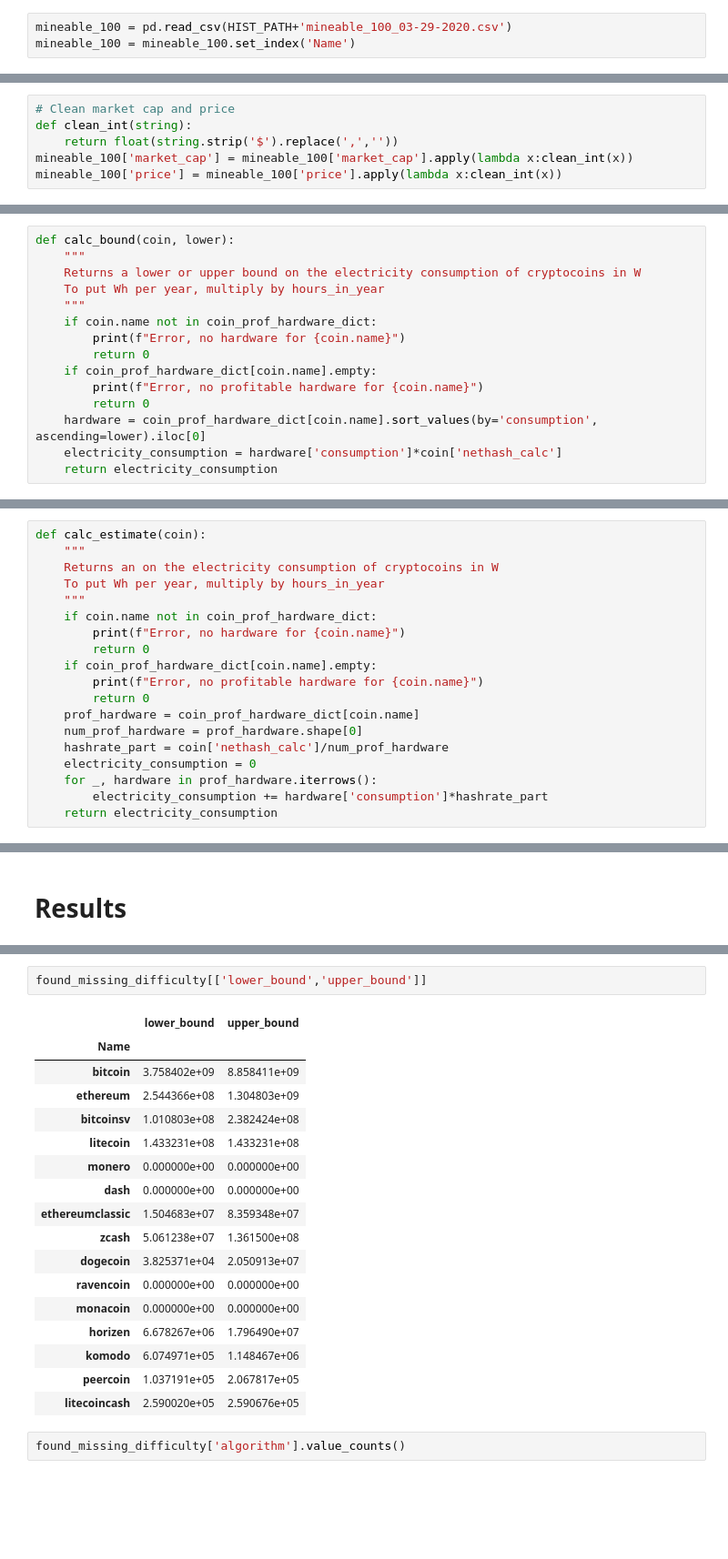
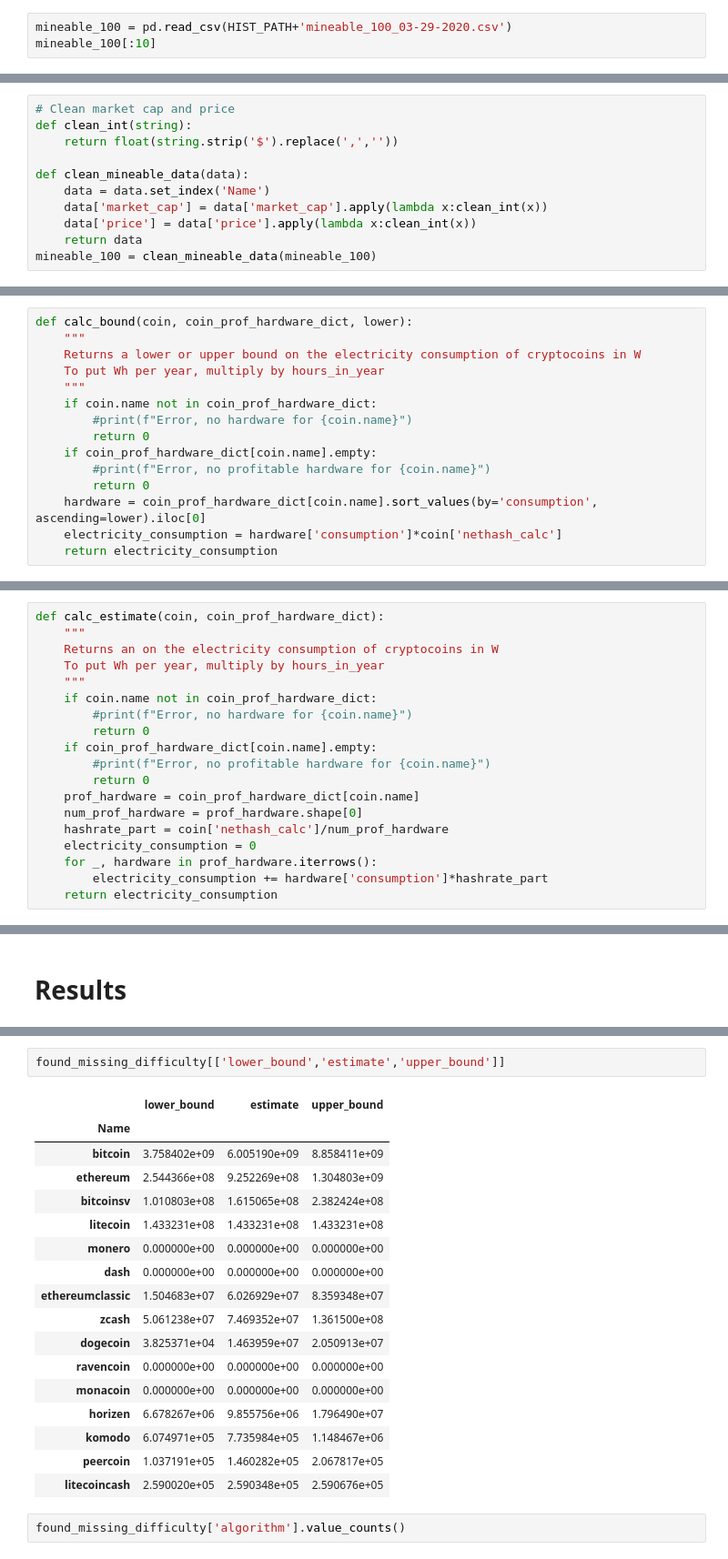
Before and after one commit to Lukasdeloose/sustainable_blockchain, a Jupyter notebook: data_analysis/energy_consumption.ipynb, the cells around one changed output, grey strips where cells are left out. Shown: that part at 91% size. Cells and saved outputs as stored; diff of their text form; blank space fills up the shorter version.

Commit message:
added historical data

```diff
--- a/data_analysis/energy_consumption.ipynb
+++ b/data_analysis/energy_consumption.ipynb
@@ -17,3 +20,3 @@ hours_in_year = 8760
 # %%
 mineable_100 = pd.read_csv(HIST_PATH+'mineable_100_03-29-2020.csv')
-mineable_100 = mineable_100.set_index('Name')
+mineable_100[:10]
@@ -36,8 +36,13 @@ mineable_100[:10]
 # Clean market cap and price
 def clean_int(string):
     return float(string.strip('$').replace(',',''))
-mineable_100['market_cap'] = mineable_100['market_cap'].apply(lambda x:clean_int(x))
-mineable_100['price'] = mineable_100['price'].apply(lambda x:clean_int(x))
+
+def clean_mineable_data(data):
+    data = data.set_index('Name')
+    data['market_cap'] = data['market_cap'].apply(lambda x:clean_int(x))
+    data['price'] = data['price'].apply(lambda x:clean_int(x))
+    return data
+mineable_100 = clean_mineable_data(mineable_100)
 # %% [markdown]
 # Hardware based estimation
 # %% [markdown]
@@ -297,16 +263,16 @@ coin_prof_hardware_dict['monero']
 # %% [markdown]
 ### lower bound
 # %%
-def calc_bound(coin, lower):
+def calc_bound(coin, coin_prof_hardware_dict, lower):
     """
     Returns a lower or upper bound on the electricity consumption of cryptocoins in W
     To put Wh per year, multiply by hours_in_year
     """
     if coin.name not in coin_prof_hardware_dict:
-        print(f"Error, no hardware for {coin.name}")
+        #print(f"Error, no hardware for {coin.name}")
         return 0
     if coin_prof_hardware_dict[coin.name].empty:
-        print(f"Error, no profitable hardware for {coin.name}")
+        #print(f"Error, no profitable hardware for {coin.name}")
         return 0
     hardware = coin_prof_hardware_dict[coin.name].sort_values(by='consumption', ascending=lower).iloc[0]
     electricity_consumption = hardware['consumption']*coin['nethash_calc']
@@ -330,16 +296,16 @@ Error, no profitable hardware for monacoin
 # %% [markdown]
 ### Estimate
 # %%
-def calc_estimate(coin):
+def calc_estimate(coin, coin_prof_hardware_dict):
     """
     Returns an on the electricity consumption of cryptocoins in W
     To put Wh per year, multiply by hours_in_year
     """
     if coin.name not in coin_prof_hardware_dict:
-        print(f"Error, no hardware for {coin.name}")
+        #print(f"Error, no hardware for {coin.name}")
         return 0
     if coin_prof_hardware_dict[coin.name].empty:
-        print(f"Error, no profitable hardware for {coin.name}")
+        #print(f"Error, no profitable hardware for {coin.name}")
         return 0
     prof_hardware = coin_prof_hardware_dict[coin.name]
     num_prof_hardware = prof_hardware.shape[0]
@@ -544,23 +537,23 @@ elec_waste
 # %%
-found_missing_difficulty[['lower_bound','upper_bound']]
+found_missing_difficulty[['lower_bound','estimate','upper_bound']]
 # %% [output]
-|  | lower_bound | upper_bound |
-| Name |  |  |
-| bitcoin | 3.758402e+09 | 8.858411e+09 |
-| ethereum | 2.544366e+08 | 1.304803e+09 |
-| bitcoinsv | 1.010803e+08 | 2.382424e+08 |
-| litecoin | 1.433231e+08 | 1.433231e+08 |
-| monero | 0.000000e+00 | 0.000000e+00 |
-| dash | 0.000000e+00 | 0.000000e+00 |
-| ethereumclassic | 1.504683e+07 | 8.359348e+07 |
-| zcash | 5.061238e+07 | 1.361500e+08 |
-| dogecoin | 3.825371e+04 | 2.050913e+07 |
-| ravencoin | 0.000000e+00 | 0.000000e+00 |
-| monacoin | 0.000000e+00 | 0.000000e+00 |
-| horizen | 6.678267e+06 | 1.796490e+07 |
-| komodo | 6.074971e+05 | 1.148467e+06 |
-| peercoin | 1.037191e+05 | 2.067817e+05 |
-| litecoincash | 2.590020e+05 | 2.590676e+05 |
+|  | lower_bound | estimate | upper_bound |
+| Name |  |  |  |
+| bitcoin | 3.758402e+09 | 6.005190e+09 | 8.858411e+09 |
+| ethereum | 2.544366e+08 | 9.252269e+08 | 1.304803e+09 |
+| bitcoinsv | 1.010803e+08 | 1.615065e+08 | 2.382424e+08 |
+| litecoin | 1.433231e+08 | 1.433231e+08 | 1.433231e+08 |
+| monero | 0.000000e+00 | 0.000000e+00 | 0.000000e+00 |
+| dash | 0.000000e+00 | 0.000000e+00 | 0.000000e+00 |
+| ethereumclassic | 1.504683e+07 | 6.026929e+07 | 8.359348e+07 |
+| zcash | 5.061238e+07 | 7.469352e+07 | 1.361500e+08 |
+| dogecoin | 3.825371e+04 | 1.463959e+07 | 2.050913e+07 |
+| ravencoin | 0.000000e+00 | 0.000000e+00 | 0.000000e+00 |
+| monacoin | 0.000000e+00 | 0.000000e+00 | 0.000000e+00 |
+| horizen | 6.678267e+06 | 9.855756e+06 | 1.796490e+07 |
+| komodo | 6.074971e+05 | 7.735984e+05 | 1.148467e+06 |
+| peercoin | 1.037191e+05 | 1.460282e+05 | 2.067817e+05 |
+| litecoincash | 2.590020e+05 | 2.590348e+05 | 2.590676e+05 |
 # %%
 found_missing_difficulty['algorithm'].value_counts()
 # %% [output]
```
Also changed, not shown: parts of 17 cells of this notebook, 12 other files.
